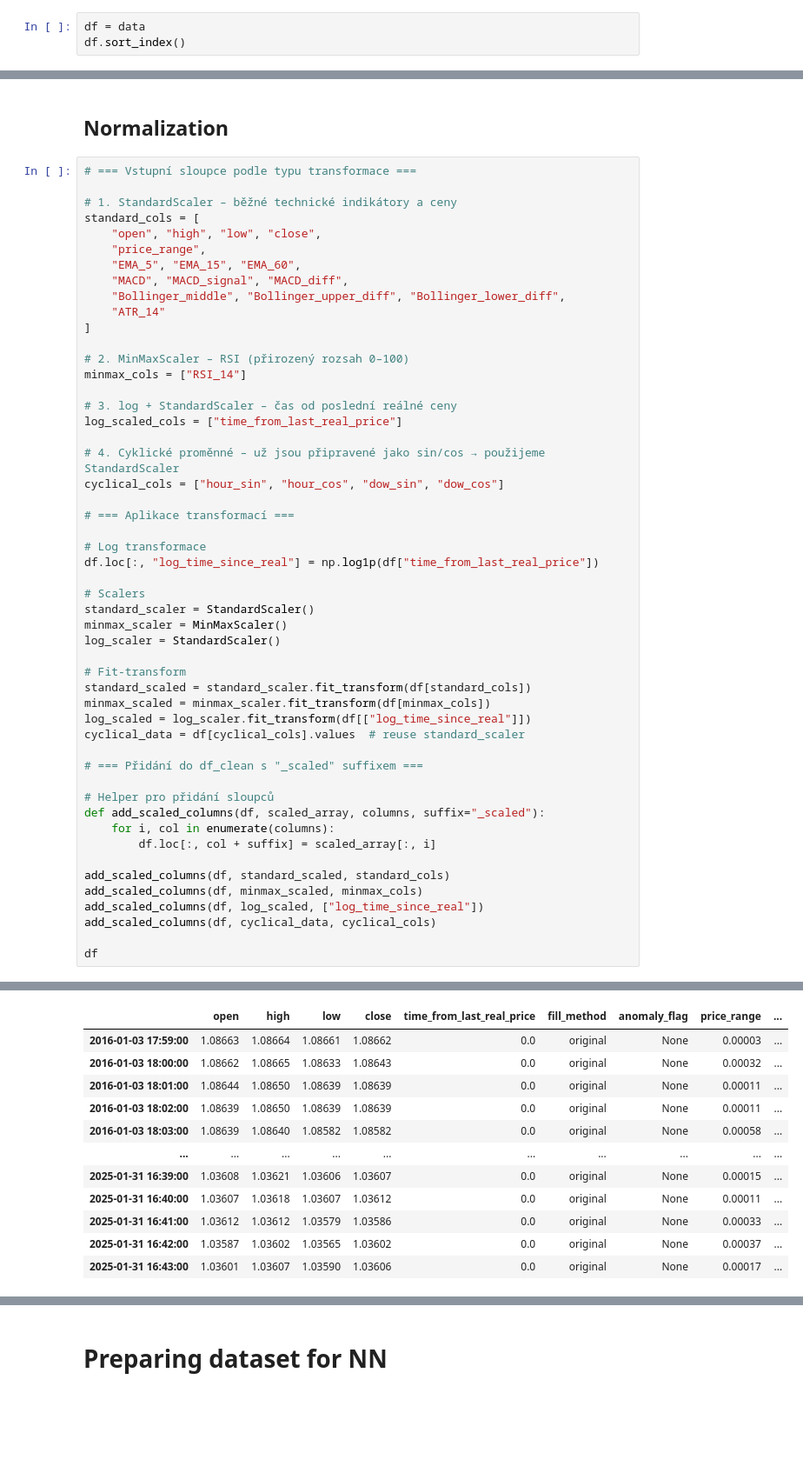
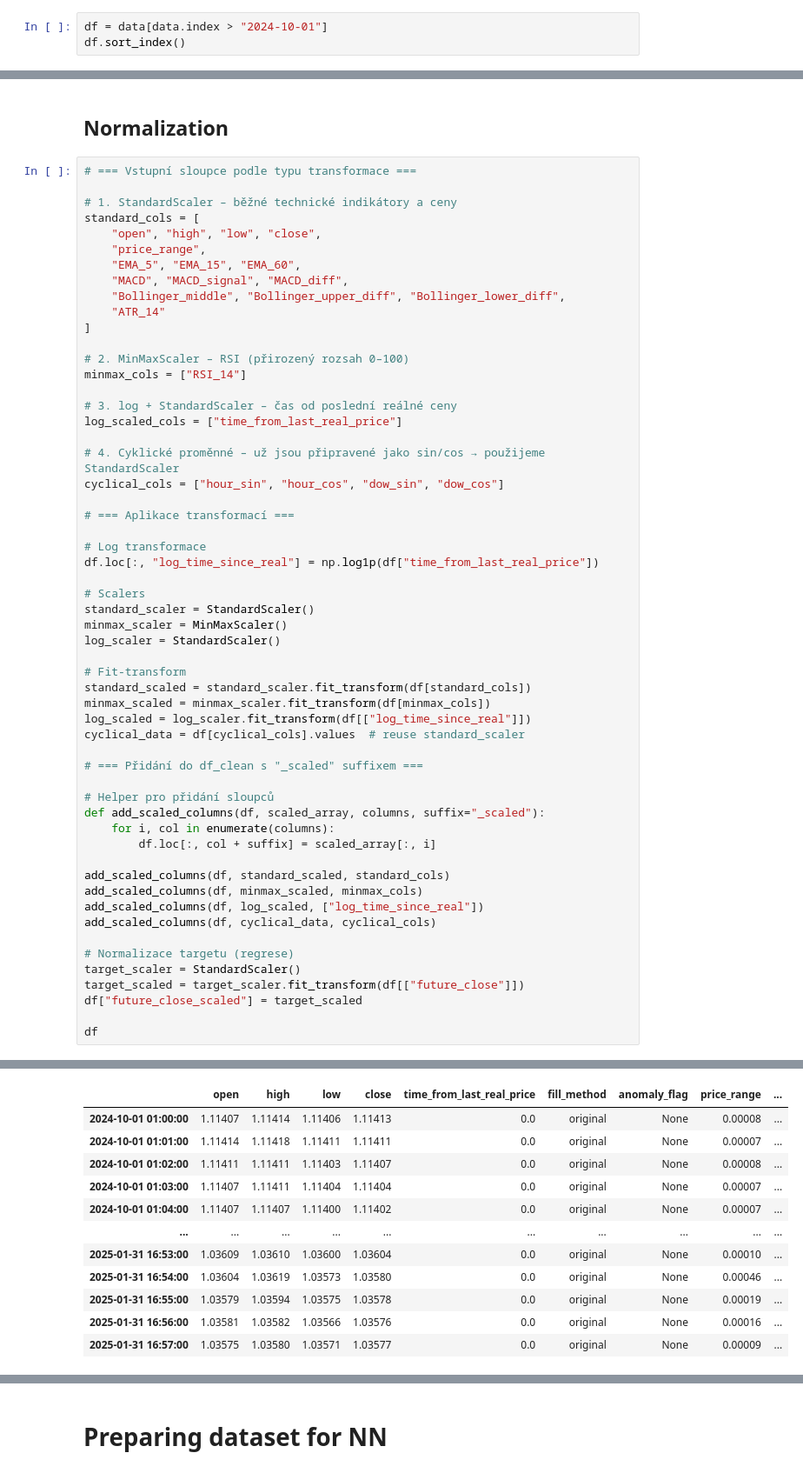
Before and after one commit to polakro1/VI-projekt, a Jupyter notebook: Untitled-1.ipynb, the cells around one changed output, grey strips where cells are left out. Shown at 87% size. Drawn from its saved outputs; the diff is of its cells as text; blank space fills up the shorter version.

```diff
--- a/Untitled-1.ipynb
+++ b/Untitled-1.ipynb
@@ -39,7 +50,7 @@ DatetimeIndex(['2016-01-03 17:00:00', '2016-01-03 17:01:00',
 # %% [markdown]
 #### Reset data
 # %%
-df = data
+df = data[data.index > "2024-10-01"]
 df.sort_index()
 # %% [output]
 |  | open | high | low | close |
@@ -559,6 +536,11 @@ add_scaled_columns(df, minmax_scaled, minmax_cols)
 add_scaled_columns(df, log_scaled, ["log_time_since_real"])
 add_scaled_columns(df, cyclical_data, cyclical_cols)
 
+# Normalizace targetu (regrese)
+target_scaler = StandardScaler()
+target_scaled = target_scaler.fit_transform(df[["future_close"]])
+df["future_close_scaled"] = target_scaled
+
 df
 # %% [output]
 A value is trying to be set on a copy of a slice from a DataFrame.
@@ -581,12 +551,12 @@ See the caveats in the documentation: https://pandas.pydata.org/pandas-docs/stab
 |  | open | high | low | close | time_from_last_real_price | fill_method | anomaly_flag | price_range | ... |
-| 2016-01-03 17:59:00 | 1.08663 | 1.08664 | 1.08661 | 1.08662 | 0.0 | original | None | 0.00003 | ... |
-| 2016-01-03 18:00:00 | 1.08662 | 1.08665 | 1.08633 | 1.08643 | 0.0 | original | None | 0.00032 | ... |
-| 2016-01-03 18:01:00 | 1.08644 | 1.08650 | 1.08639 | 1.08639 | 0.0 | original | None | 0.00011 | ... |
-| 2016-01-03 18:02:00 | 1.08639 | 1.08650 | 1.08639 | 1.08639 | 0.0 | original | None | 0.00011 | ... |
-| 2016-01-03 18:03:00 | 1.08639 | 1.08640 | 1.08582 | 1.08582 | 0.0 | original | None | 0.00058 | ... |
+| 2024-10-01 01:00:00 | 1.11407 | 1.11414 | 1.11406 | 1.11413 | 0.0 | original | None | 0.00008 | ... |
+| 2024-10-01 01:01:00 | 1.11414 | 1.11418 | 1.11411 | 1.11411 | 0.0 | original | None | 0.00007 | ... |
+| 2024-10-01 01:02:00 | 1.11411 | 1.11411 | 1.11403 | 1.11407 | 0.0 | original | None | 0.00008 | ... |
+| 2024-10-01 01:03:00 | 1.11407 | 1.11411 | 1.11404 | 1.11404 | 0.0 | original | None | 0.00007 | ... |
+| 2024-10-01 01:04:00 | 1.11407 | 1.11407 | 1.11400 | 1.11402 | 0.0 | original | None | 0.00007 | ... |
 | ... | ... | ... | ... | ... | ... | ... | ... | ... | ... |
-| 2025-01-31 16:39:00 | 1.03608 | 1.03621 | 1.03606 | 1.03607 | 0.0 | original | None | 0.00015 | ... |
-| 2025-01-31 16:40:00 | 1.03607 | 1.03618 | 1.03607 | 1.03612 | 0.0 | original | None | 0.00011 | ... |
-| 2025-01-31 16:41:00 | 1.03612 | 1.03612 | 1.03579 | 1.03586 | 0.0 | original | None | 0.00033 | ... |
-| 2025-01-31 16:42:00 | 1.03587 | 1.03602 | 1.03565 | 1.03602 | 0.0 | original | None | 0.00037 | ... |
-| 2025-01-31 16:43:00 | 1.03601 | 1.03607 | 1.03590 | 1.03606 | 0.0 | original | None | 0.00017 | ... |
+| 2025-01-31 16:53:00 | 1.03609 | 1.03610 | 1.03600 | 1.03604 | 0.0 | original | None | 0.00010 | ... |
+| 2025-01-31 16:54:00 | 1.03604 | 1.03619 | 1.03573 | 1.03580 | 0.0 | original | None | 0.00046 | ... |
+| 2025-01-31 16:55:00 | 1.03579 | 1.03594 | 1.03575 | 1.03578 | 0.0 | original | None | 0.00019 | ... |
+| 2025-01-31 16:56:00 | 1.03581 | 1.03582 | 1.03566 | 1.03576 | 0.0 | original | None | 0.00016 | ... |
+| 2025-01-31 16:57:00 | 1.03575 | 1.03580 | 1.03571 | 1.03577 | 0.0 | original | None | 0.00009 | ... |
```
Also changed, not shown: parts of 33 cells of this notebook.
